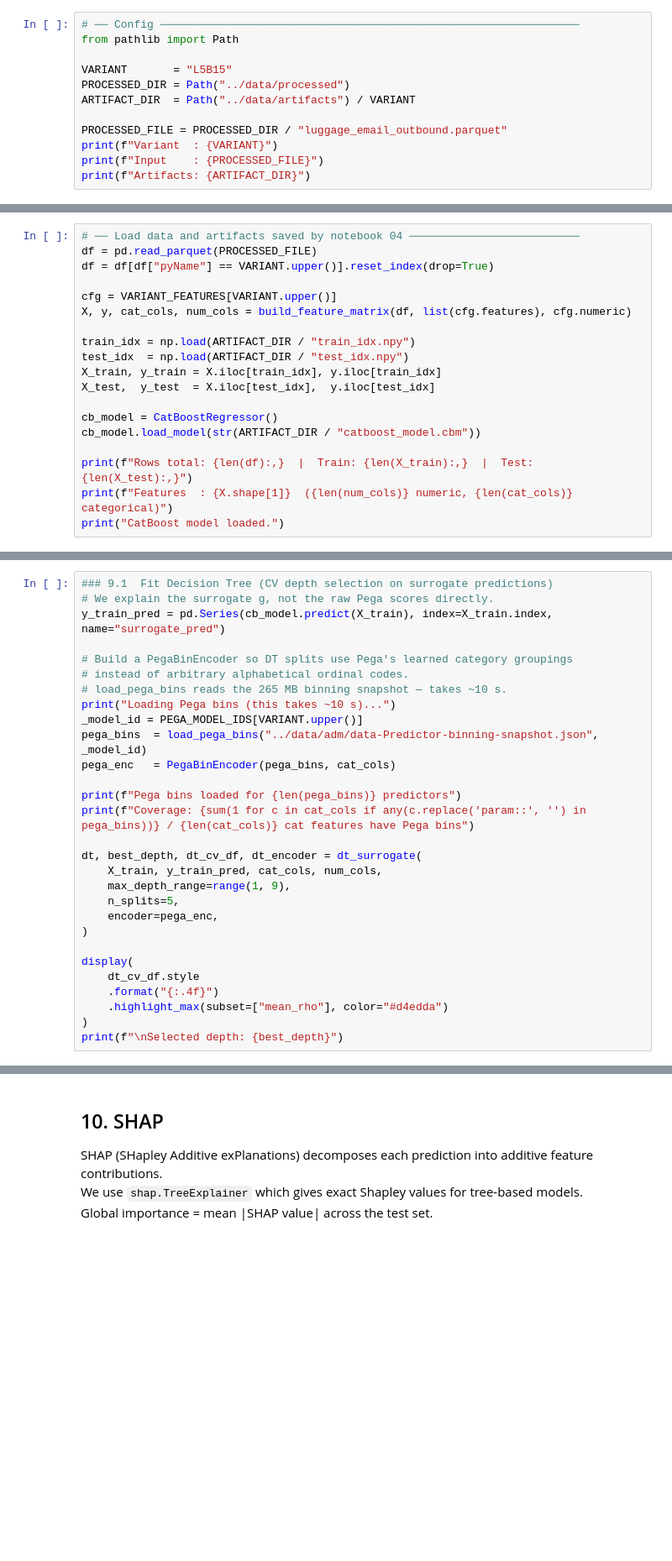
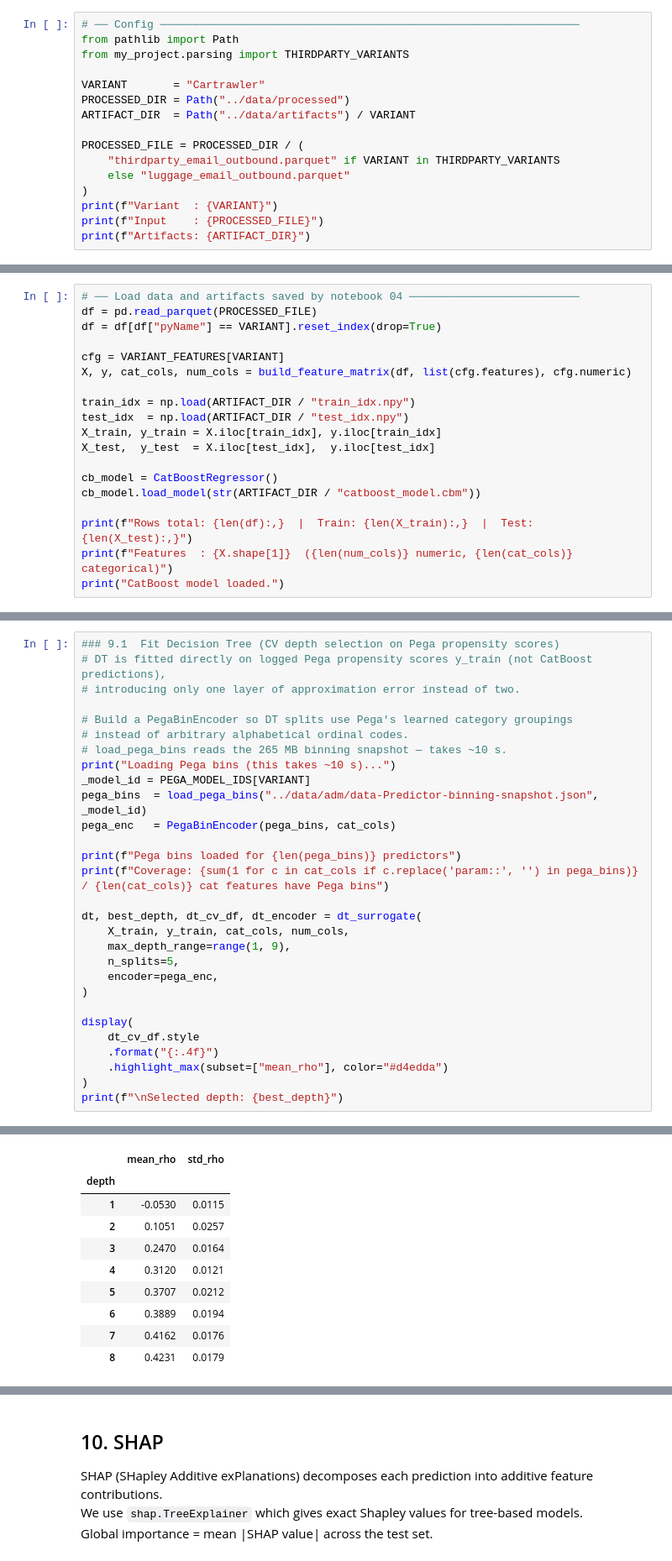
Before and after one commit to bosnbos/xai-fidelity-benchmark, a Jupyter notebook: notebooks/05_explanation.ipynb, the cells around one changed output, grey strips where cells are left out. Shown at 84% size. Saved outputs shown, nothing was run; the diff lists cells and outputs as text; blank space fills up the shorter version.

```diff
--- a/notebooks/05_explanation.ipynb
+++ b/notebooks/05_explanation.ipynb
@@ -12,12 +13,16 @@ Artifacts are saved to `data/artifacts/{VARIANT}/` for notebooks 06–07.
 # %%
 # ── Config ────────────────────────────────────────────────────────────────
 from pathlib import Path
+from my_project.parsing import THIRDPARTY_VARIANTS
 
-VARIANT       = "L5B15"
+VARIANT       = "Cartrawler"
 PROCESSED_DIR = Path("../data/processed")
 ARTIFACT_DIR  = Path("../data/artifacts") / VARIANT
 
-PROCESSED_FILE = PROCESSED_DIR / "luggage_email_outbound.parquet"
+PROCESSED_FILE = PROCESSED_DIR / (
+    "thirdparty_email_outbound.parquet" if VARIANT in THIRDPARTY_VARIANTS
+    else "luggage_email_outbound.parquet"
+)
 print(f"Variant  : {VARIANT}")
 print(f"Input    : {PROCESSED_FILE}")
 print(f"Artifacts: {ARTIFACT_DIR}")
@@ -52,9 +63,9 @@ print("Imports OK")
 # %%
 # ── Load data and artifacts saved by notebook 04 ──────────────────────────
 df = pd.read_parquet(PROCESSED_FILE)
-df = df[df["pyName"] == VARIANT.upper()].reset_index(drop=True)
+df = df[df["pyName"] == VARIANT].reset_index(drop=True)
 
-cfg = VARIANT_FEATURES[VARIANT.upper()]
+cfg = VARIANT_FEATURES[VARIANT]
 X, y, cat_cols, num_cols = build_feature_matrix(df, list(cfg.features), cfg.numeric)
 
 train_idx = np.load(ARTIFACT_DIR / "train_idx.npy")
@@ -77,21 +92,21 @@ Depth is selected by 5-fold CV on Spearman ρ between tree predictions and $g(X_
 # %%
-### 9.1  Fit Decision Tree (CV depth selection on surrogate predictions)
-# We explain the surrogate g, not the raw Pega scores directly.
-y_train_pred = pd.Series(cb_model.predict(X_train), index=X_train.index, name="surrogate_pred")
+### 9.1  Fit Decision Tree (CV depth selection on Pega propensity scores)
+# DT is fitted directly on logged Pega propensity scores y_train (not CatBoost predictions),
+# introducing only one layer of approximation error instead of two.
 
 # Build a PegaBinEncoder so DT splits use Pega's learned category groupings
 # instead of arbitrary alphabetical ordinal codes.
 # load_pega_bins reads the 265 MB binning snapshot — takes ~10 s.
 print("Loading Pega bins (this takes ~10 s)...")
-_model_id = PEGA_MODEL_IDS[VARIANT.upper()]
+_model_id = PEGA_MODEL_IDS[VARIANT]
 pega_bins  = load_pega_bins("../data/adm/data-Predictor-binning-snapshot.json", _model_id)
 pega_enc   = PegaBinEncoder(pega_bins, cat_cols)
 
 print(f"Pega bins loaded for {len(pega_bins)} predictors")
-print(f"Coverage: {sum(1 for c in cat_cols if any(c.replace('param::', '') in pega_bins))} / {len(cat_cols)} cat features have Pega bins")
+print(f"Coverage: {sum(1 for c in cat_cols if c.replace('param::', '') in pega_bins)} / {len(cat_cols)} cat features have Pega bins")
 
 dt, best_depth, dt_cv_df, dt_encoder = dt_surrogate(
-    X_train, y_train_pred, cat_cols, num_cols,
+    X_train, y_train, cat_cols, num_cols,
     max_depth_range=range(1, 9),
     n_splits=5,
     encoder=pega_enc,
@@ -103,3 +118,4 @@ display(
     .highlight_max(subset=["mean_rho"], color="#d4edda")
 )
 print(f"\nSelected depth: {best_depth}")
+# %% [output]
@@ -105,0 +125,10 @@ print(f"\nSelected depth: {best_depth}")
+|  | mean_rho | std_rho |
+| depth |  |  |
+| 1 | -0.0530 | 0.0115 |
+| 2 | 0.1051 | 0.0257 |
+| 3 | 0.2470 | 0.0164 |
+| 4 | 0.3120 | 0.0121 |
+| 5 | 0.3707 | 0.0212 |
+| 6 | 0.3889 | 0.0194 |
+| 7 | 0.4162 | 0.0176 |
+| 8 | 0.4231 | 0.0179 |
```
Also changed, not shown: parts of 19 cells of this notebook, 9 other files.
